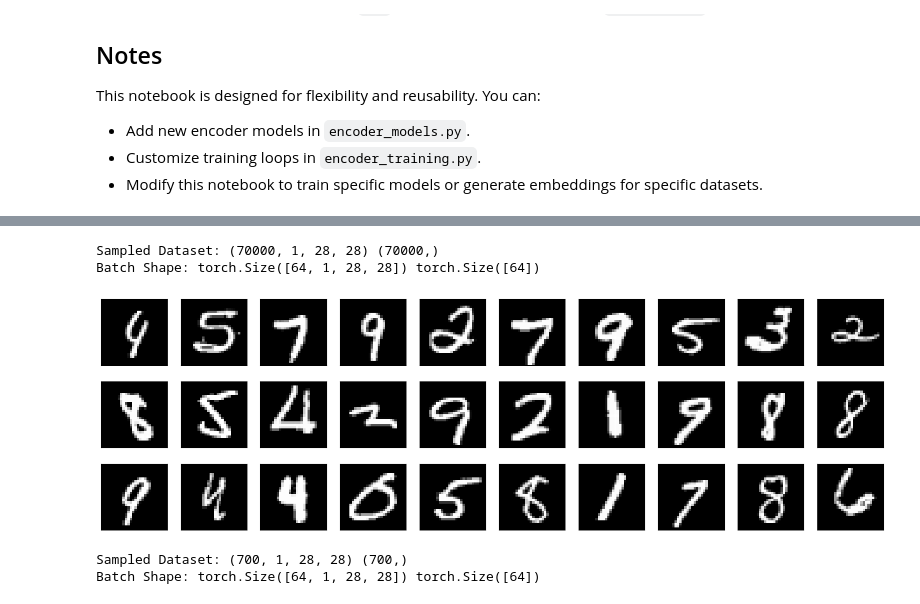
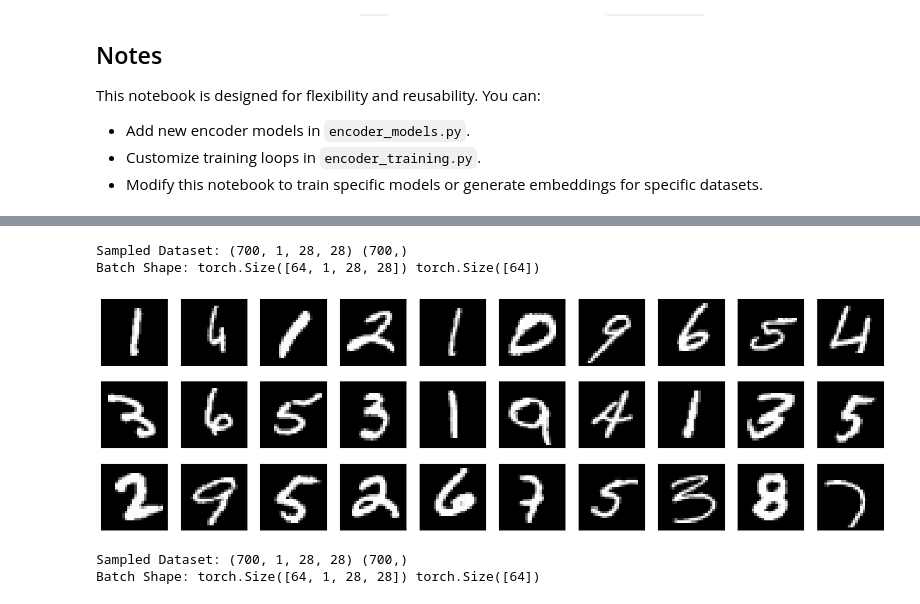
Before and after one commit to farshad-h/GAN-thesis-project, a Jupyter notebook: src/embeddings/embedding_generation.ipynb, the cells around one changed output, grey strips where cells are left out. Saved outputs shown, nothing was run; the diff lists cells and outputs as text; code cells hidden in the pictures.

```diff
--- a/src/embeddings/embedding_generation.ipynb
+++ b/src/embeddings/embedding_generation.ipynb
@@ -229,35 +229,35 @@ Module: src.data_utils
     - tqdm
 # %%
 # Load and Preprocess MNIST Data
-fraction = 1  # Fraction of the dataset to use
+fraction = 0.01  # Fraction of the dataset to use
 batch_size = 64
 
 # Load Combined MNIST Dataset (Train + Test)
 mnist_loader = data_utils.load_mnist_data(fraction=fraction, batch_size=batch_size, shuffle=True)
 
 # Inspect Combined Dataset
 for batch in mnist_loader:
     images, labels = batch
     print("Batch Shape:", images.shape, labels.shape)
     break
 
 # Visualize Original Images
 n = 30
 sample_indices = np.random.choice(len(mnist_loader.dataset), n, replace=False)
 sampled_images = mnist_loader.dataset.tensors[0][sample_indices].numpy()
 sampled_images = (sampled_images * 127.5 + 127.5).astype(np.uint8).squeeze()  # Denormalize for display
 
 plt.figure(figsize=(20, 6))
 for i in range(n):
     ax = plt.subplot(3, 10, i + 1)
     plt.imshow(sampled_images[i], cmap="gray")
     ax.get_xaxis().set_visible(False)
     ax.get_yaxis().set_visible(False)
 plt.show()
 # %% [output]
-Sampled Dataset: (70000, 1, 28, 28) (70000,)
+Sampled Dataset: (700, 1, 28, 28) (700,)
 Batch Shape: torch.Size([64, 1, 28, 28]) torch.Size([64])
-[figure, old version]
+[figure, new version]
 # %%
 # def generate_embeddings(model, data_loader, embedding_type, device="cpu"):
 #     model.eval()  # Set model to evaluation mode
```
Also changed, not shown: parts of 4 cells of this notebook, 10 other files.
